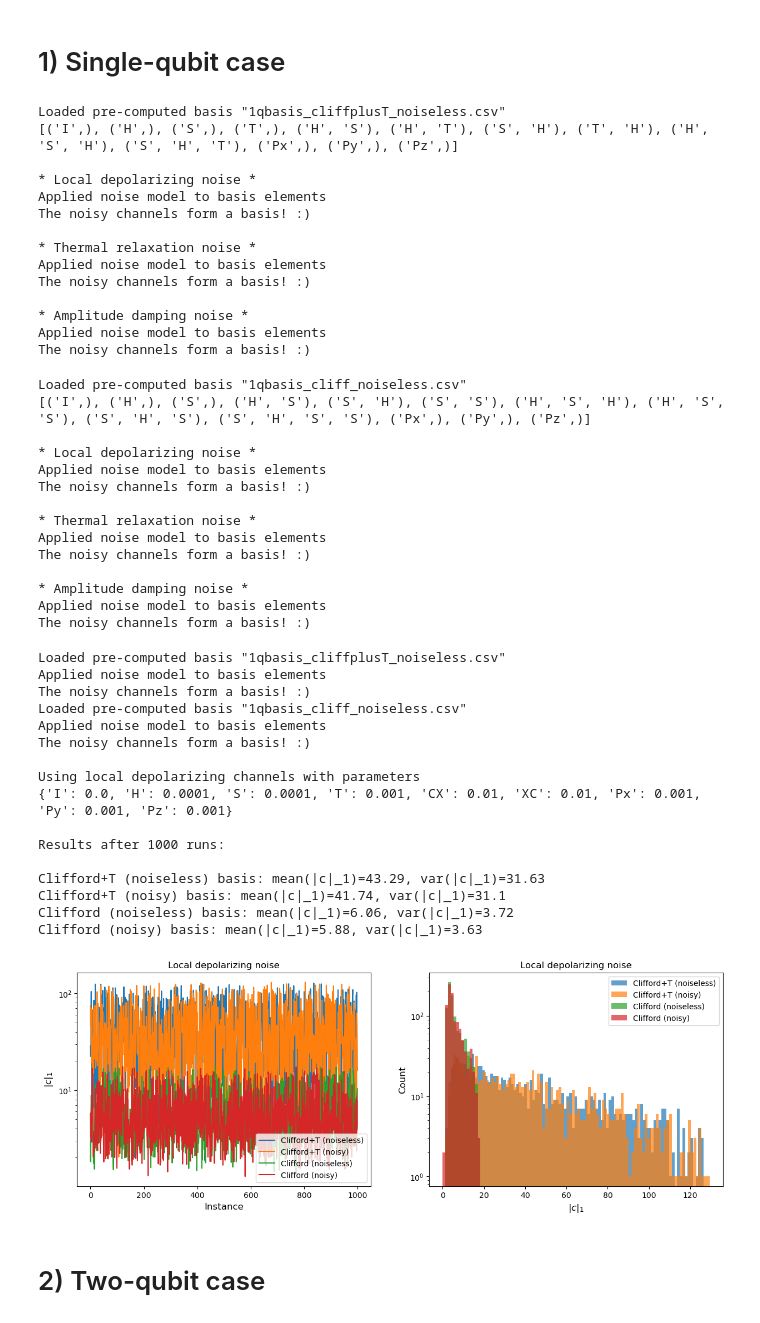
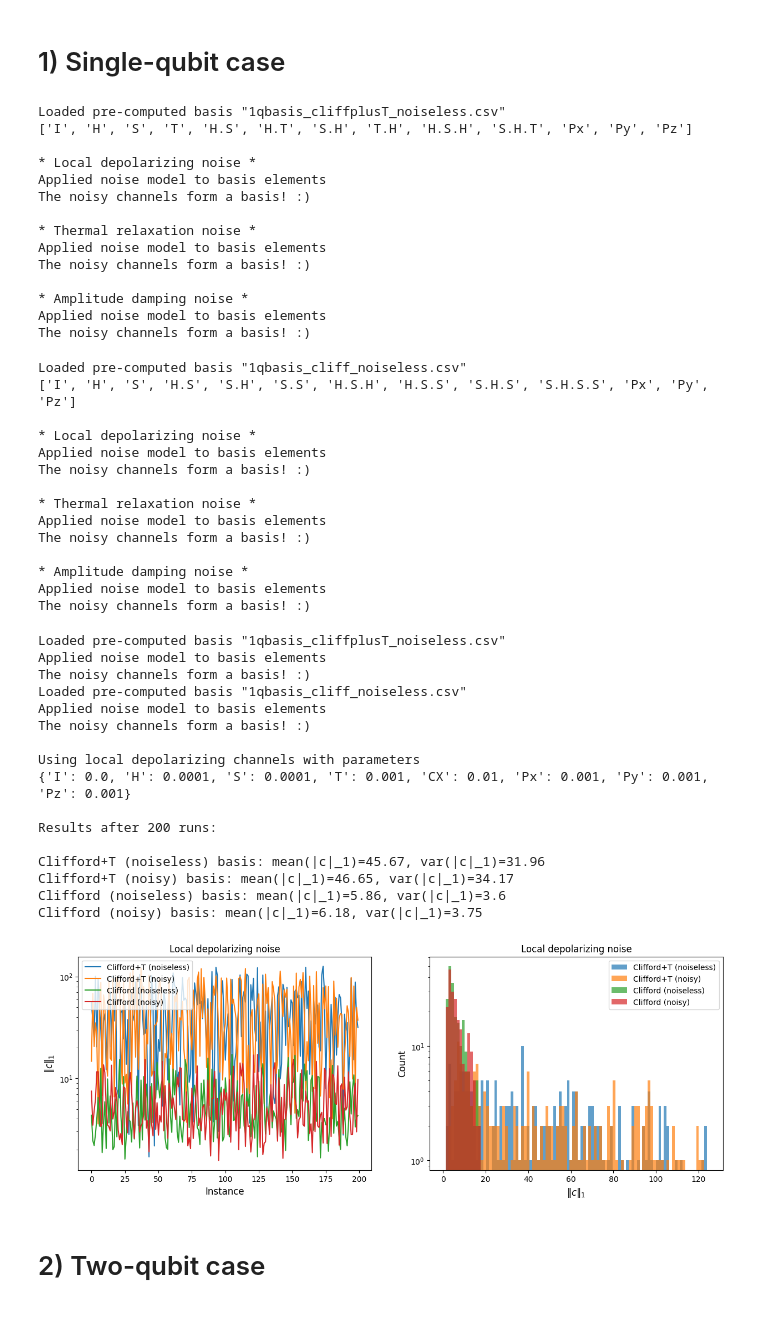
Before and after one commit to allandavidcony/CIPEC, a Jupyter notebook: noisy_basis.ipynb, the cells around one changed output. Cells and saved outputs as stored; diff of their text form; code cells hidden in the pictures.

Commit message:
added efficient computation of basis and display cosmetics

```diff
--- a/noisy_basis.ipynb
+++ b/noisy_basis.ipynb
@@ -12,7 +12,7 @@ display(HTML("<style>.container { width:100% !important; }</style>"))
 # 1) Single-qubit case
 # %%
 B = noiseless_basis(1,include_T=True)
-print(list(B.keys()))
+print([".".join(k) for k in list(B.keys())])
 
 print("\n* Local depolarizing noise *")
 
@@ -42,7 +42,7 @@ noise_model = {k:gates.AmplitudeDampingChannel(0,params[k]) for k in B.keys()}
 B_noisy = apply_noise_to_basis(B,noise_model)
 # %% [output]
 Loaded pre-computed basis "1qbasis_cliffplusT_noiseless.csv"
-[('I',), ('H',), ('S',), ('T',), ('H', 'S'), ('H', 'T'), ('S', 'H'), ('T', 'H'), ('H', 'S', 'H'), ('S', 'H', 'T'), ('Px',), ('Py',), ('Pz',)]
+['I', 'H', 'S', 'T', 'H.S', 'H.T', 'S.H', 'T.H', 'H.S.H', 'S.H.T', 'Px', 'Py', 'Pz']
 
 * Local depolarizing noise *
 Applied noise model to basis elements
@@ -57,7 +57,7 @@ Applied noise model to basis elements
 The noisy channels form a basis! :)
 # %%
 B = noiseless_basis(1,include_T=False)
-print(list(B.keys()))
+print([".".join(k) for k in list(B.keys())])
 
 print("\n* Local depolarizing noise *")
 
@@ -87,7 +87,7 @@ noise_model = {k:gates.AmplitudeDampingChannel(0,params[k]) for k in B.keys()}
 B_noisy = apply_noise_to_basis(B,noise_model)
 # %% [output]
 Loaded pre-computed basis "1qbasis_cliff_noiseless.csv"
-[('I',), ('H',), ('S',), ('H', 'S'), ('S', 'H'), ('S', 'S'), ('H', 'S', 'H'), ('H', 'S', 'S'), ('S', 'H', 'S'), ('S', 'H', 'S', 'S'), ('Px',), ('Py',), ('Pz',)]
+['I', 'H', 'S', 'H.S', 'S.H', 'S.S', 'H.S.H', 'H.S.S', 'S.H.S', 'S.H.S.S', 'Px', 'Py', 'Pz']
 
 * Local depolarizing noise *
 Applied noise model to basis elements
@@ -102,10 +102,10 @@ Applied noise model to basis elements
 The noisy channels form a basis! :)
 # %%
 n_qubits = 1
-n_samples = 1000
+n_samples = 200
 
 # comparing the negativity of different bases
-params_basic = {'I':0., 'H': 1e-4, 'S': 1e-4, 'T': 1e-3, 'CX': 1e-2, 'XC':1e-2, 'Px':1e-3, 'Py':1e-3, 'Pz':1e-3}
+params_basic = {'I':0., 'H': 1e-4, 'S': 1e-4, 'T': 1e-3, 'CX': 1e-2, 'Px':1e-3, 'Py':1e-3, 'Pz':1e-3}
 
 B_T = noiseless_basis(n_qubits,include_T=True)
 params_T = {k:np.sum([params_basic[gate] for gate in k]) for k in B_T.keys()}
@@ -132,40 +132,40 @@ for name,B in zip(legends,bases):
     for i in range(n_samples):
         U = gates.UnitaryChannel(tuple(range(n_qubits)),[(1.,qi.random_unitary(2**n_qubits,'haar'))]).to_choi()
         c = decomposition_coefficients(U, B)
         negativity.append(np.linalg.norm(c,1))
     print(f'{name} basis: mean(|c|_1)={np.round(np.mean(negativity),2)}, var(|c|_1)={np.round(np.sqrt(np.var(negativity)),2)}')
     neg_max = max(neg_max, np.max(negativity))
     ax[0].plot(negativity)
     ax[1].hist(negativity,bins=np.arange(0,neg_max,neg_max/100),alpha=0.7)
 
 ax[0].set_title(f'Local depolarizing noise')
 ax[0].set_xlabel('Instance',fontsize='large')
 ax[0].set_ylabel(r'$\|c\|_1$',fontsize='large')
 ax[0].set_yscale('log')
 ax[0].legend(legends)
 ax[1].set_title(f'Local depolarizing noise')
 ax[1].set_xlabel(r'$\|c\|_1$',fontsize='large')
 ax[1].set_ylabel('Count',fontsize='large')
 ax[1].set_yscale('log')
 ax[1].legend(legends);
 # %% [output]
 Loaded pre-computed basis "1qbasis_cliffplusT_noiseless.csv"
 Applied noise model to basis elements
 The noisy channels form a basis! :)
 Loaded pre-computed basis "1qbasis_cliff_noiseless.csv"
 Applied noise model to basis elements
 The noisy channels form a basis! :)
 
 Using local depolarizing channels with parameters
-{'I': 0.0, 'H': 0.0001, 'S': 0.0001, 'T': 0.001, 'CX': 0.01, 'XC': 0.01, 'Px': 0.001, 'Py': 0.001, 'Pz': 0.001}
+{'I': 0.0, 'H': 0.0001, 'S': 0.0001, 'T': 0.001, 'CX': 0.01, 'Px': 0.001, 'Py': 0.001, 'Pz': 0.001}
 
-Results after 1000 runs:
+Results after 200 runs:
 
-Clifford+T (noiseless) basis: mean(|c|_1)=43.29, var(|c|_1)=31.63
-Clifford+T (noisy) basis: mean(|c|_1)=41.74, var(|c|_1)=31.1
-Clifford (noiseless) basis: mean(|c|_1)=6.06, var(|c|_1)=3.72
-Clifford (noisy) basis: mean(|c|_1)=5.88, var(|c|_1)=3.63
+Clifford+T (noiseless) basis: mean(|c|_1)=45.67, var(|c|_1)=31.96
+Clifford+T (noisy) basis: mean(|c|_1)=46.65, var(|c|_1)=34.17
+Clifford (noiseless) basis: mean(|c|_1)=5.86, var(|c|_1)=3.6
+Clifford (noisy) basis: mean(|c|_1)=6.18, var(|c|_1)=3.75
-[figure, old version]
+[figure, new version]
 # %% [markdown]
 # 2) Two-qubit case
 # %%
```
Also changed, not shown: parts of 4 cells of this notebook, 4 other files.
